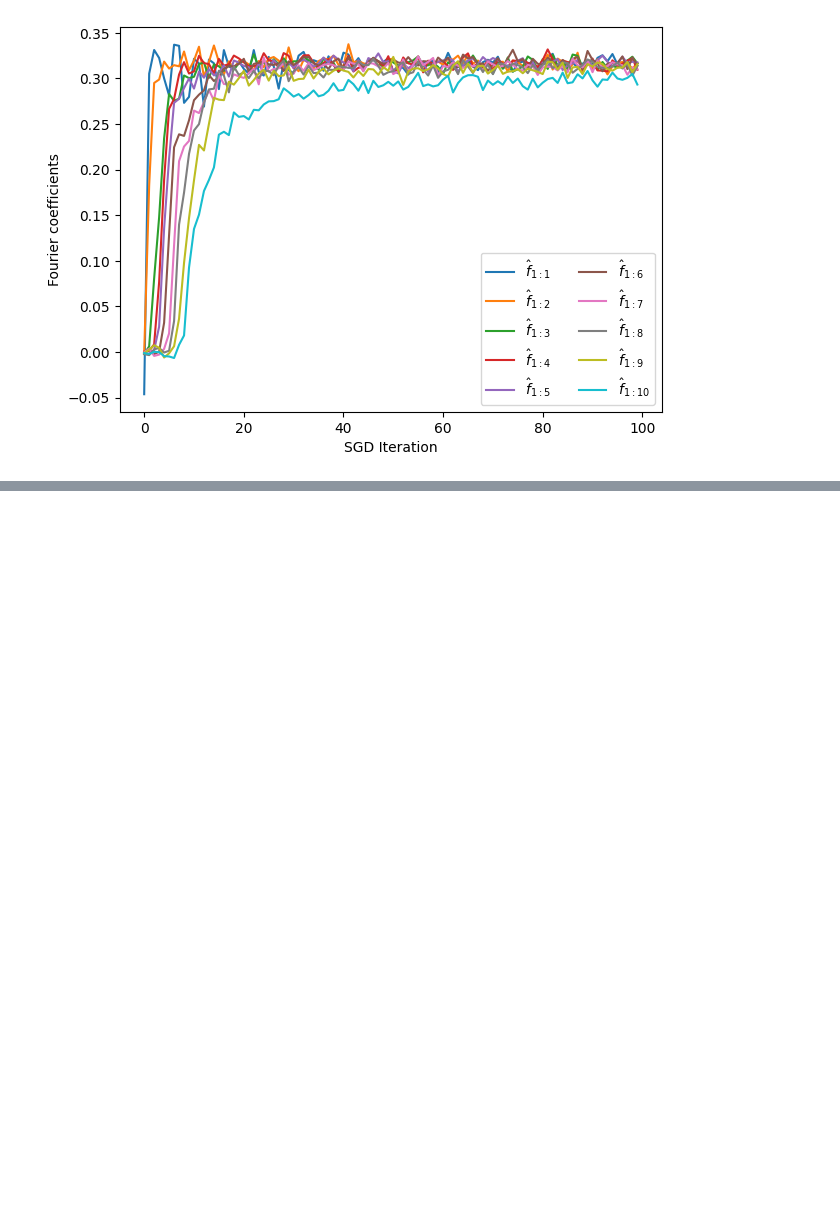
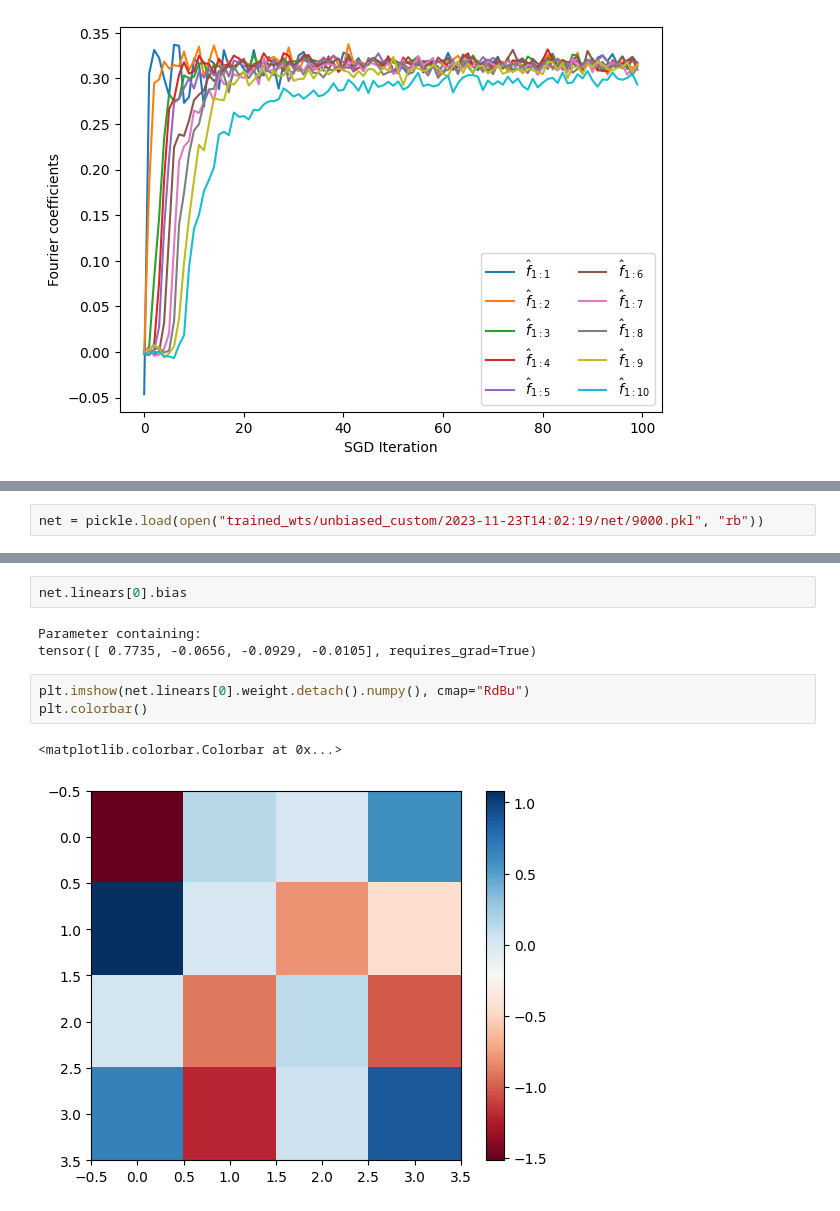
Before and after one commit to sean-lo/staircase_boolean, a Jupyter notebook: output.ipynb, the cells around one changed output, grey strips where cells are left out. Cells and saved outputs as stored; diff of their text form; blank space fills up the shorter version.

```diff
--- a/output.ipynb
+++ b/output.ipynb
@@ -52,0 +53,2 @@ plt.show()
+# %%
+net = pickle.load(open("trained_wts/unbiased_custom/2023-11-23T14:02:19/net/9000.pkl", "rb"))
@@ -52,0 +64,11 @@ plt.show()
+# %%
+net.linears[0].bias
+# %% [output]
+Parameter containing:
+tensor([ 0.7735, -0.0656, -0.0929, -0.0105], requires_grad=True)
+# %%
+plt.imshow(net.linears[0].weight.detach().numpy(), cmap="RdBu")
+plt.colorbar()
+# %% [output]
+<matplotlib.colorbar.Colorbar at 0x...>
+[figure, added]
```
Also changed, not shown: parts of 12 cells of this notebook, 3 other files.
